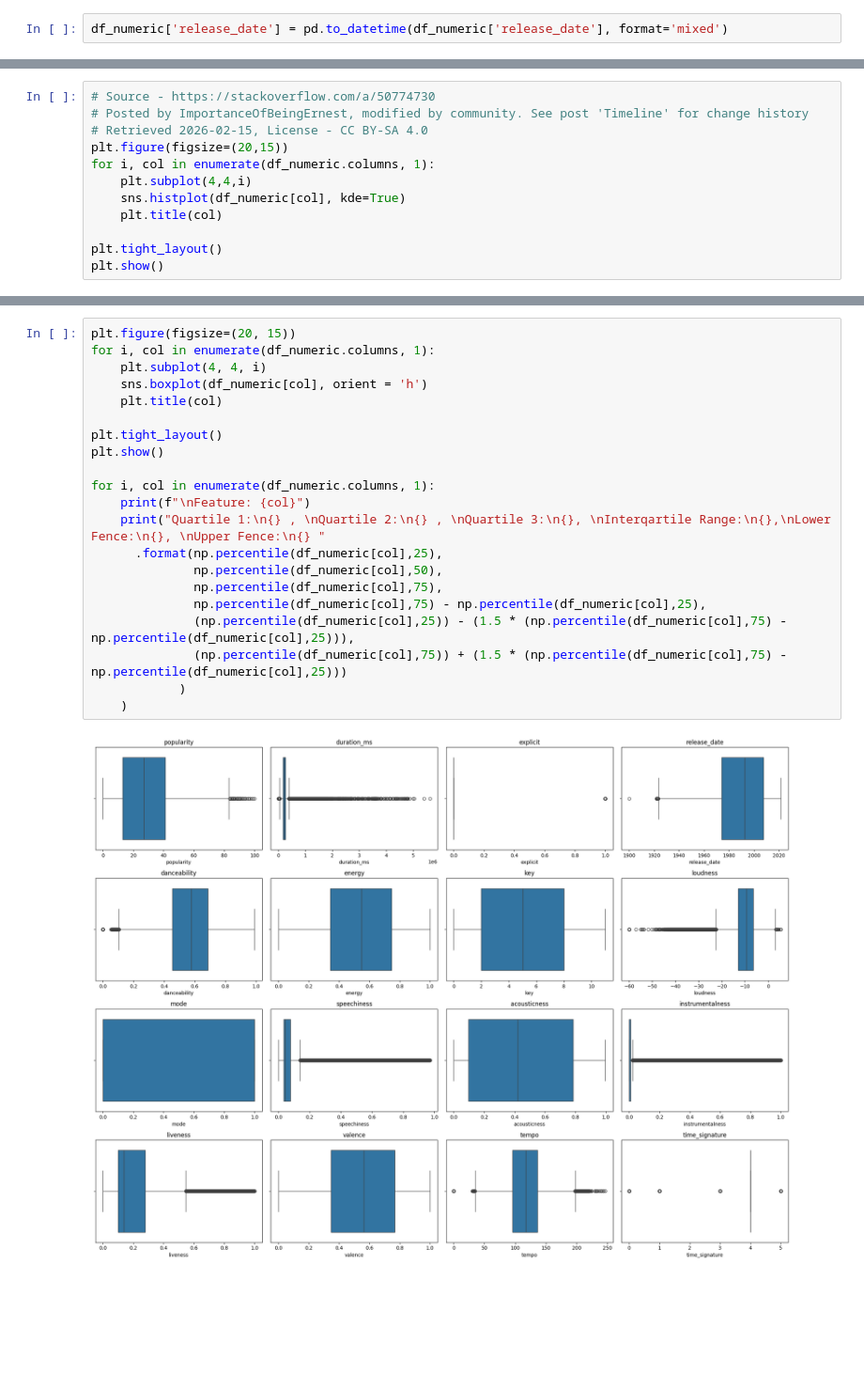
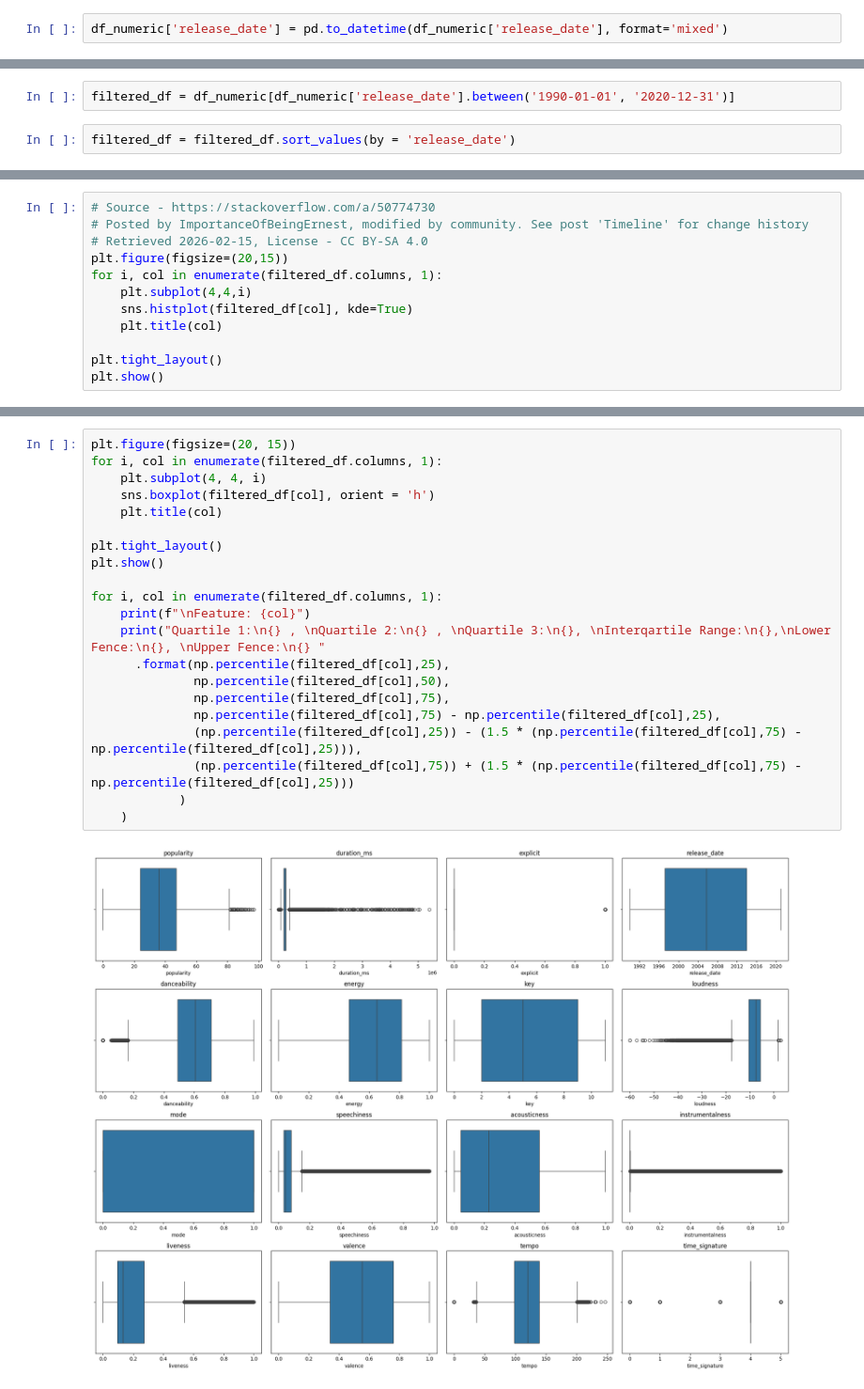
Before and after one commit to ruhanir-dot/song-popularity-prediction, a Jupyter notebook: EDA-Scripts/eda-artists-csv.ipynb, the cells around one changed output, grey strips where cells are left out. Shown at 94% size. Cells and saved outputs as stored; diff of their text form; blank space fills up the shorter version.

```diff
--- a/EDA-Scripts/eda-artists-csv.ipynb
+++ b/EDA-Scripts/eda-artists-csv.ipynb
@@ -132,3 +152,7 @@ valence             0
 tempo               0
 time_signature      0
 dtype: int64
+# %%
+filtered_df = df_numeric[df_numeric['release_date'].between('1990-01-01', '2020-12-31')]
+# %%
+filtered_df = filtered_df.sort_values(by = 'release_date')
@@ -153,9 +218,9 @@ plt.show()
 # Posted by ImportanceOfBeingErnest, modified by community. See post 'Timeline' for change history
 # Retrieved 2026-02-15, License - CC BY-SA 4.0
 plt.figure(figsize=(20,15))
-for i, col in enumerate(df_numeric.columns, 1):
+for i, col in enumerate(filtered_df.columns, 1):
     plt.subplot(4,4,i)
-    sns.histplot(df_numeric[col], kde=True)
+    sns.histplot(filtered_df[col], kde=True)
     plt.title(col)
 
 plt.tight_layout()
@@ -165,25 +230,25 @@ plt.show()
 # %%
 plt.figure(figsize=(20, 15))
-for i, col in enumerate(df_numeric.columns, 1):
+for i, col in enumerate(filtered_df.columns, 1):
     plt.subplot(4, 4, i)
-    sns.boxplot(df_numeric[col], orient = 'h')
+    sns.boxplot(filtered_df[col], orient = 'h')
     plt.title(col)
 
 plt.tight_layout()
 plt.show()
 
-for i, col in enumerate(df_numeric.columns, 1):
+for i, col in enumerate(filtered_df.columns, 1):
     print(f"\nFeature: {col}")
     print("Quartile 1:\n{} , \nQuartile 2:\n{} , \nQuartile 3:\n{}, \nInterqartile Range:\n{},\nLower Fence:\n{}, \nUpper Fence:\n{} "
-      .format(np.percentile(df_numeric[col],25),
-              np.percentile(df_numeric[col],50),
-              np.percentile(df_numeric[col],75),
-              np.percentile(df_numeric[col],75) - np.percentile(df_numeric[col],25),
-              (np.percentile(df_numeric[col],25)) - (1.5 * (np.percentile(df_numeric[col],75) - np.percentile(df_numeric[col],25))),
-              (np.percentile(df_numeric[col],75)) + (1.5 * (np.percentile(df_numeric[col],75) - np.percentile(df_numeric[col],25)))
+      .format(np.percentile(filtered_df[col],25),
+              np.percentile(filtered_df[col],50),
+              np.percentile(filtered_df[col],75),
+              np.percentile(filtered_df[col],75) - np.percentile(filtered_df[col],25),
+              (np.percentile(filtered_df[col],25)) - (1.5 * (np.percentile(filtered_df[col],75) - np.percentile(filtered_df[col],25))),
+              (np.percentile(filtered_df[col],75)) + (1.5 * (np.percentile(filtered_df[col],75) - np.percentile(filtered_df[col],25)))
             )
     )
 # %% [output]
-[figure, old version]
+[figure, new version]
 Feature: popularity
 Quartile 1:
```
Also changed, not shown: parts of 22 cells of this notebook.
